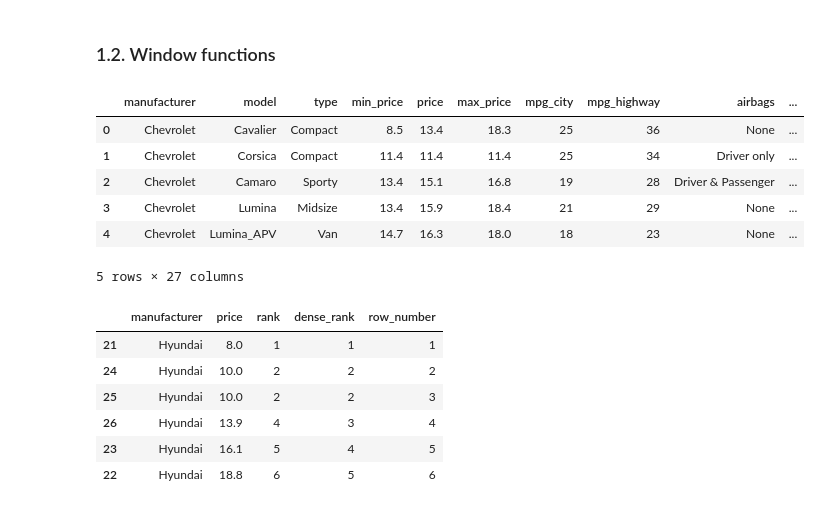
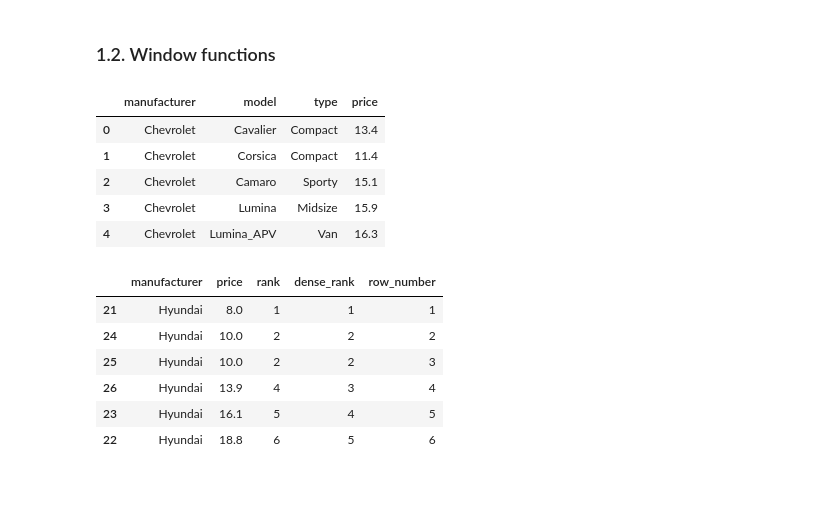
Before and after one commit to hungpq7/tabular-book, a Jupyter notebook: chapter-03/pandas-data-transformation.ipynb, the cells around one changed output. Drawn from its saved outputs; the diff is of its cells as text; code cells hidden in the pictures.

Commit message:
Table size

```diff
--- a/chapter-03/pandas-data-transformation.ipynb
+++ b/chapter-03/pandas-data-transformation.ipynb
@@ -87,16 +87,16 @@ dfStudent
 import pandas as pd
 import numpy as np
 # %%
-dfCar = pd.read_csv('../data/cars.csv')
+columns = ['manufacturer', 'model', 'type', 'price', ]
+dfCar = pd.read_csv('../data/cars.csv', usecols=columns)
 dfCar.head()
 # %% [output]
-|  | manufacturer | model | type | min_price | price | max_price | mpg_city | mpg_highway | airbags | ... |
-| 0 | Chevrolet | Cavalier | Compact | 8.5 | 13.4 | 18.3 | 25 | 36 | None | ... |
-| 1 | Chevrolet | Corsica | Compact | 11.4 | 11.4 | 11.4 | 25 | 34 | Driver only | ... |
-| 2 | Chevrolet | Camaro | Sporty | 13.4 | 15.1 | 16.8 | 19 | 28 | Driver & Passenger | ... |
-| 3 | Chevrolet | Lumina | Midsize | 13.4 | 15.9 | 18.4 | 21 | 29 | None | ... |
-| 4 | Chevrolet | Lumina_APV | Van | 14.7 | 16.3 | 18.0 | 18 | 23 | None | ... |
+|  | manufacturer | model | type | price |
+| 0 | Chevrolet | Cavalier | Compact | 13.4 |
+| 1 | Chevrolet | Corsica | Compact | 11.4 |
+| 2 | Chevrolet | Camaro | Sporty | 15.1 |
+| 3 | Chevrolet | Lumina | Midsize | 15.9 |
+| 4 | Chevrolet | Lumina_APV | Van | 16.3 |
-5 rows × 27 columns
 # %%
 dfCar[['manufacturer', 'price']]\
     .assign(rank=dfCar.groupby('manufacturer').price.rank().astype(int))\
```
Also changed, not shown: parts of 15 cells of this notebook, 17 other files.
